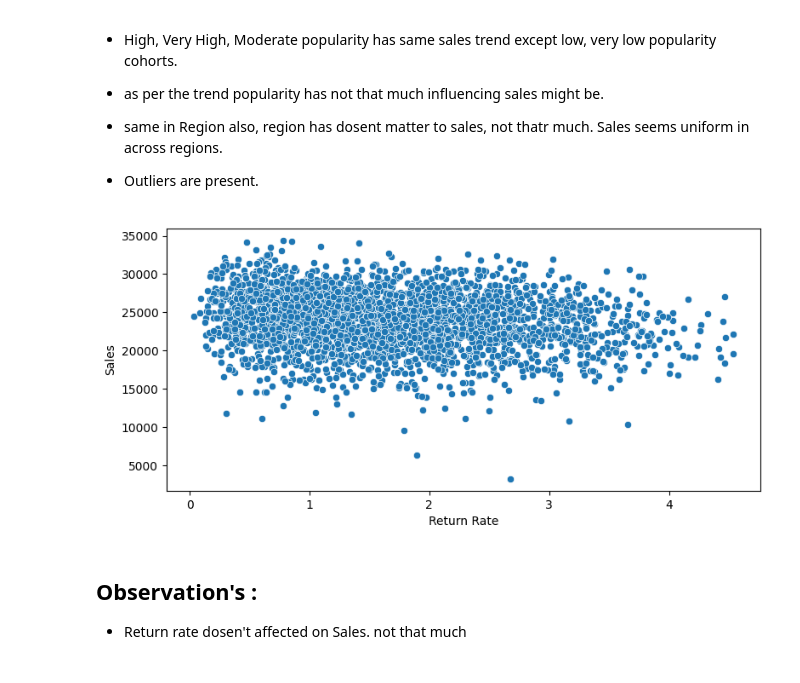
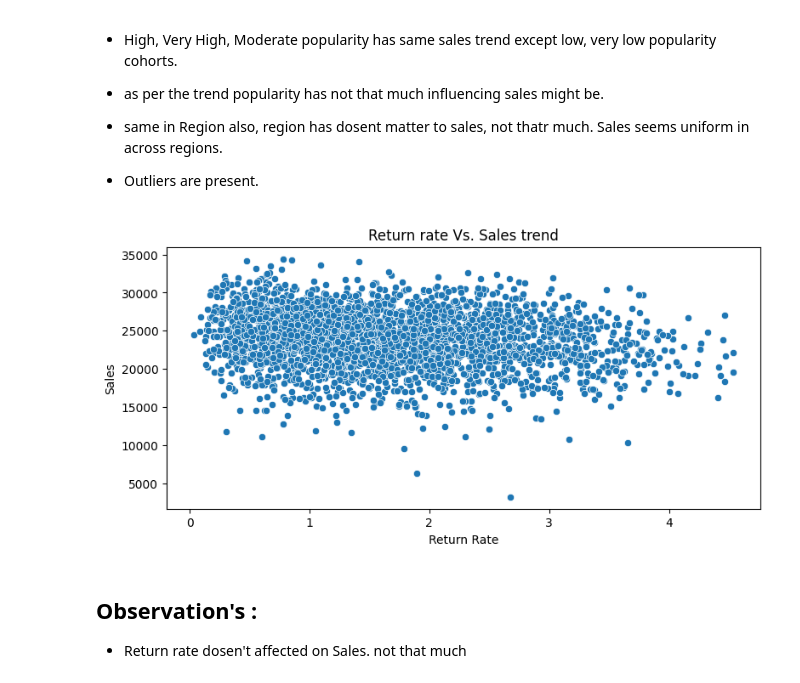
Before and after one commit to uniquegalaxycoder/Project, a Jupyter notebook: Liner_Regression_Sales_Data.ipynb, the cells around one changed output. Saved outputs shown, nothing was run; the diff lists cells and outputs as text; code cells hidden in the pictures.

```diff
--- a/Liner_Regression_Sales_Data.ipynb
+++ b/Liner_Regression_Sales_Data.ipynb
@@ -318,10 +323,11 @@ plt.show()
 - Outliers are present.
 # %%
 plt.figure(figsize = (9, 4))
+plt.title("Return rate Vs. Sales trend")
 sns.scatterplot(data=df ,  x = 'Return Rate', y = 'Sales')
 plt.show()
 # %% [output]
-[figure, old version]
+[figure, new version]
 # %% [markdown]
 ## **Observation's :**
 
```
Also changed, not shown: parts of 13 cells of this notebook.
